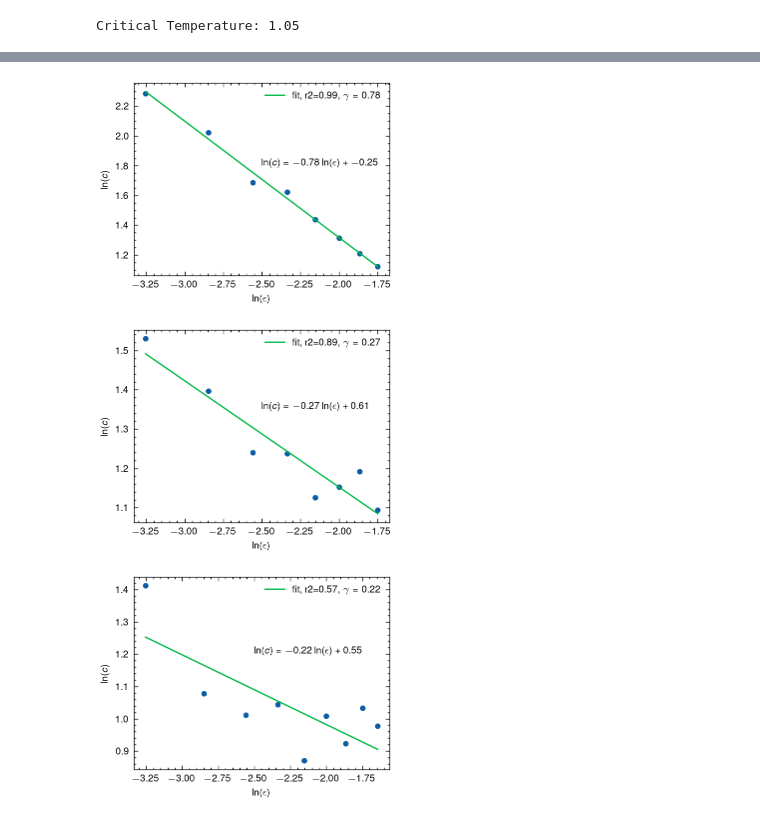
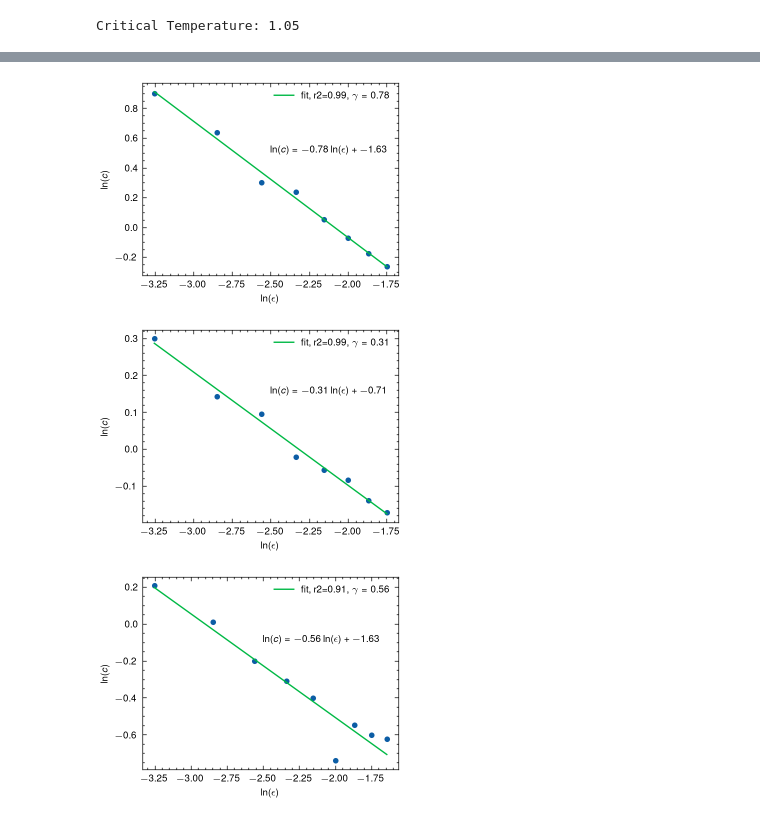
Before and after one commit to xiaoxuan-yu/Potts_MC_Simulation, a Jupyter notebook: simulation/Post-simulation.ipynb, the cells around one changed output, grey strips where cells are left out. Cells and saved outputs as stored; diff of their text form; code cells hidden in the pictures.

```diff
--- a/simulation/Post-simulation.ipynb
+++ b/simulation/Post-simulation.ipynb
@@ -28,6 +28,7 @@ def potts_energy(spins, J, h):
     E_J += J * np.sum(spins == np.roll(spins, -1, axis=0))
     E_J += J * np.sum(spins == np.roll(spins, 1, axis=1))
     E_J += J * np.sum(spins == np.roll(spins, -1, axis=1))
+    E_J /= 2
     E_J += h * np.sum(spins)
 
     # 求和得到能量
@@ -81,7 +82,7 @@ def internal_energy(spin_series, J, h):
     for i in range(spin_series.shape[0]):
         E_series[i] = potts_energy(spin_series[i,:,:], J, h)
     # 求和得到内能
-    E = np.mean(E_series)
+    E = np.mean(E_series) / spin_series.shape[1]**2
     return E
 # internal energy
 U_series = np.zeros(shape=(len(T_series)))
@@ -320,25 +321,25 @@ plt.show()
 # %%
 # For c, take log and curve fit
 critical_idx = np.argwhere(T_series==T_c)[0][0]
 c_around_Tc = C_series[critical_idx+2:critical_idx+10]
 T_around_Tc = T_series[critical_idx+2:critical_idx+10]
 eps = np.abs(1 - T_around_Tc/T_c)
 eps_log = np.log(eps)
 c_log = np.log(c_around_Tc)
 slope, intercept, r_value, p_value, std_err = linregress(eps_log, c_log)
 r2 = r_value**2
 # plot data with fitted line and formula
 plt.plot(eps_log, c_log, 'o')
 plt.plot(eps_log, slope*eps_log+intercept, label=f'fit, r2={r2:.2f}, $\gamma={-slope:.2f}$')
 # print the formula on the plot
-plt.text(-2.5, 1.8, f'$\ln(c)={slope:.2f}\ln(\epsilon)+{intercept:.2f}$')
+plt.text(-2.5, 0.5, f'$\ln(c)={slope:.2f}\ln(\epsilon)+{intercept:.2f}$')
 plt.xlabel('$\ln(\epsilon)$')
 plt.ylabel('$\ln(c)$')
 plt.legend()
 plt.savefig(fig_dir+'c_around_Tc_right.png',dpi=300)
 plt.show()
 # %% [output]
-[figure, old version]
+[figure, new version]
 # %%
 # For c, take log and curve fit
 critical_idx = np.argwhere(T_series==T_c)[0][0]
@@ -353,14 +354,14 @@ r2 = r_value**2
 plt.plot(eps_log, xi_log, 'o')
 plt.plot(eps_log, slope*eps_log+intercept, label=f'fit, r2={r2:.2f}, $\gamma={-slope:.2f}$')
 # print the formula on the plot
-plt.text(-2.5, 1.35, f'$\ln(c)={slope:.2f}\ln(\epsilon)+{intercept:.2f}$')
+plt.text(-2.5, 0.15, f'$\ln(c)={slope:.2f}\ln(\epsilon)+{intercept:.2f}$')
 plt.xlabel('$\ln(\epsilon)$')
 plt.ylabel('$\ln(c)$')
 plt.legend()
 plt.savefig(fig_dir+'xi_around_Tc_right.png',dpi=300)
 plt.show()
 # %% [output]
-[figure, old version]
+[figure, new version]
 # %%
 # For c, take log and curve fit
 critical_idx = np.argwhere(T_series==T_c)[0][0]
@@ -375,11 +376,11 @@ r2 = r_value**2
 plt.plot(eps_log, xi_log, 'o')
 plt.plot(eps_log, slope*eps_log+intercept, label=f'fit, r2={r2:.2f}, $\gamma={-slope:.2f}$')
 # print the formula on the plot
-plt.text(-2.5, 1.2, f'$\ln(c)={slope:.2f}\ln(\epsilon)+{intercept:.2f}$')
+plt.text(-2.5, -0.1, f'$\ln(c)={slope:.2f}\ln(\epsilon)+{intercept:.2f}$')
 plt.xlabel('$\ln(\epsilon)$')
 plt.ylabel('$\ln(c)$')
 plt.legend()
 plt.savefig(fig_dir+'xi_around_Tc_left.png',dpi=300)
 plt.show()
 # %% [output]
-[figure, old version]
+[figure, new version]
```
Also changed, not shown: parts of 5 cells of this notebook, 11 other files.
